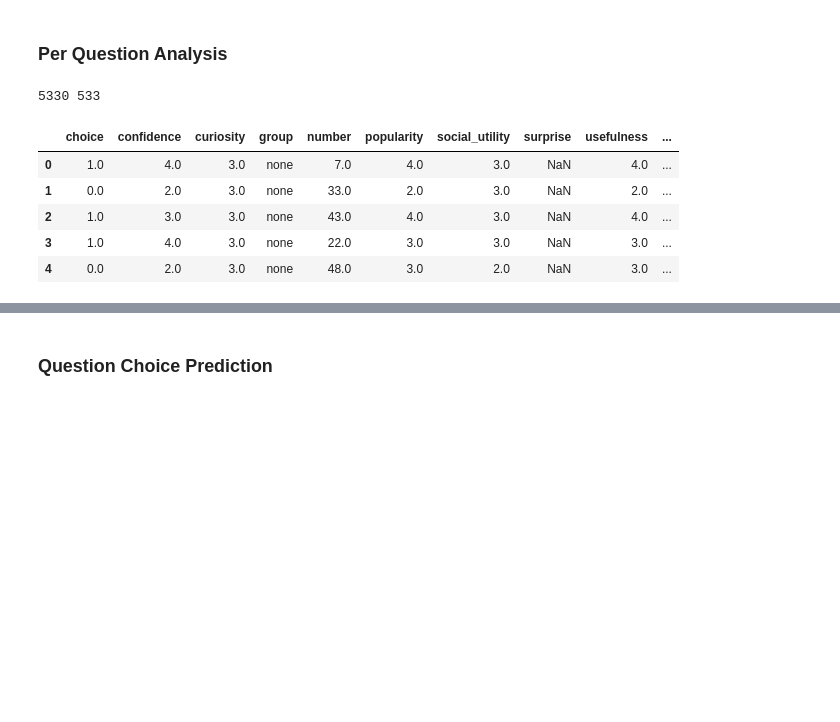
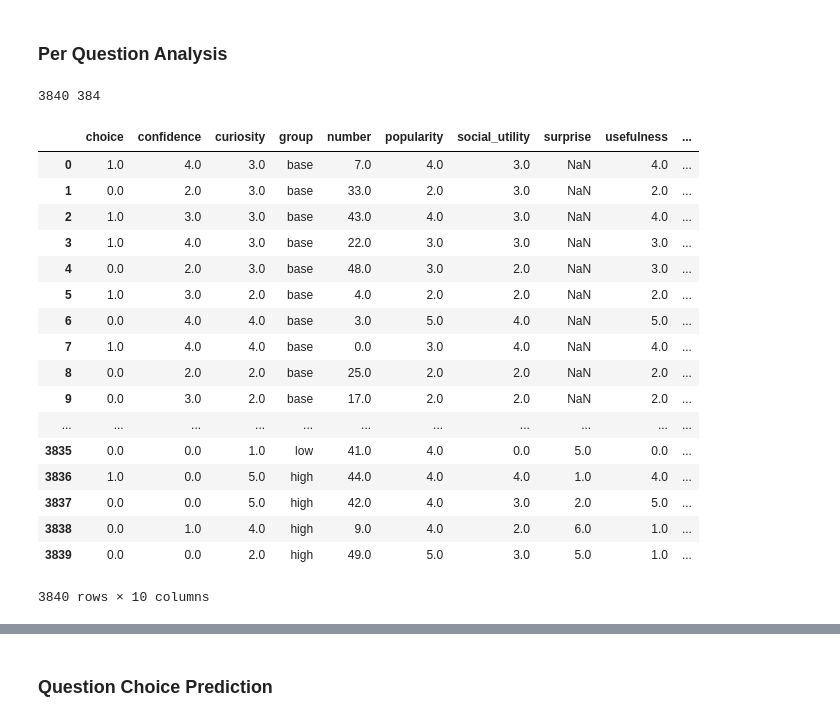
Before and after one commit to hermish/concepts-research, a Jupyter notebook: analysis/9-randomized-final/2-analysis.ipynb, the cells around one changed output, grey strips where cells are left out. Saved outputs shown, nothing was run; the diff lists cells and outputs as text; code cells hidden in the pictures; blank space fills up the shorter version.

```diff
--- a/analysis/9-randomized-final/2-analysis.ipynb
+++ b/analysis/9-randomized-final/2-analysis.ipynb
@@ -222,6 +219,7 @@ Upvotes: t = 5.44, p = 1.23e-07 (greater), Δ = 0.0591
 ### Per Question Analysis
 # %%
 non_upvote_responses = pd.concat([control_responses, post_responses])
+non_upvote_responses = control_responses
 # %%
 COLUMN_NAMES = [
     'curiosity', 'confidence', 'usefulness',
@@ -240,7 +238,7 @@ for index, row in non_upvote_responses.iterrows():
 
         flattened_data['choice'].append(choice_info)
         flattened_data['number'].append(index_info)
-        flattened_data['group'].append('none')
+        flattened_data['group'].append('base')
 
 for index, row in upvote_responses.iterrows():
     for q_num, q_label in enumerate(ALL_LABELS):
@@ -257,17 +255,28 @@ for index, row in upvote_responses.iterrows():
         flattened_data['group'].append(group_info)
 # %%
 question_data = pd.DataFrame(flattened_data)
-print(len(question_data),
-      len(upvote_responses) + len(non_upvote_responses))
-question_data.head()
+print(len(question_data), len(upvote_responses) + len(non_upvote_responses))
+question_data
 # %% [output]
-5330 533
+3840 384
 |  | choice | confidence | curiosity | group | number | popularity | social_utility | surprise | usefulness | ... |
-| 0 | 1.0 | 4.0 | 3.0 | none | 7.0 | 4.0 | 3.0 | NaN | 4.0 | ... |
-| 1 | 0.0 | 2.0 | 3.0 | none | 33.0 | 2.0 | 3.0 | NaN | 2.0 | ... |
-| 2 | 1.0 | 3.0 | 3.0 | none | 43.0 | 4.0 | 3.0 | NaN | 4.0 | ... |
-| 3 | 1.0 | 4.0 | 3.0 | none | 22.0 | 3.0 | 3.0 | NaN | 3.0 | ... |
-| 4 | 0.0 | 2.0 | 3.0 | none | 48.0 | 3.0 | 2.0 | NaN | 3.0 | ... |
+| 0 | 1.0 | 4.0 | 3.0 | base | 7.0 | 4.0 | 3.0 | NaN | 4.0 | ... |
+| 1 | 0.0 | 2.0 | 3.0 | base | 33.0 | 2.0 | 3.0 | NaN | 2.0 | ... |
+| 2 | 1.0 | 3.0 | 3.0 | base | 43.0 | 4.0 | 3.0 | NaN | 4.0 | ... |
+| 3 | 1.0 | 4.0 | 3.0 | base | 22.0 | 3.0 | 3.0 | NaN | 3.0 | ... |
+| 4 | 0.0 | 2.0 | 3.0 | base | 48.0 | 3.0 | 2.0 | NaN | 3.0 | ... |
+| 5 | 1.0 | 3.0 | 2.0 | base | 4.0 | 2.0 | 2.0 | NaN | 2.0 | ... |
+| 6 | 0.0 | 4.0 | 4.0 | base | 3.0 | 5.0 | 4.0 | NaN | 5.0 | ... |
+| 7 | 1.0 | 4.0 | 4.0 | base | 0.0 | 3.0 | 4.0 | NaN | 4.0 | ... |
+| 8 | 0.0 | 2.0 | 2.0 | base | 25.0 | 2.0 | 2.0 | NaN | 2.0 | ... |
+| 9 | 0.0 | 3.0 | 2.0 | base | 17.0 | 2.0 | 2.0 | NaN | 2.0 | ... |
+| ... | ... | ... | ... | ... | ... | ... | ... | ... | ... | ... |
+| 3835 | 0.0 | 0.0 | 1.0 | low | 41.0 | 4.0 | 0.0 | 5.0 | 0.0 | ... |
+| 3836 | 1.0 | 0.0 | 5.0 | high | 44.0 | 4.0 | 4.0 | 1.0 | 4.0 | ... |
+| 3837 | 0.0 | 0.0 | 5.0 | high | 42.0 | 4.0 | 3.0 | 2.0 | 5.0 | ... |
+| 3838 | 0.0 | 1.0 | 4.0 | high | 9.0 | 4.0 | 2.0 | 6.0 | 1.0 | ... |
+| 3839 | 0.0 | 0.0 | 2.0 | high | 49.0 | 5.0 | 3.0 | 5.0 | 1.0 | ... |
+3840 rows × 10 columns
 # %%
 low_questions = question_data[question_data.group == 'low']
 high_questions = question_data[question_data.group == 'high']
```
Also changed, not shown: parts of 6 cells of this notebook.
